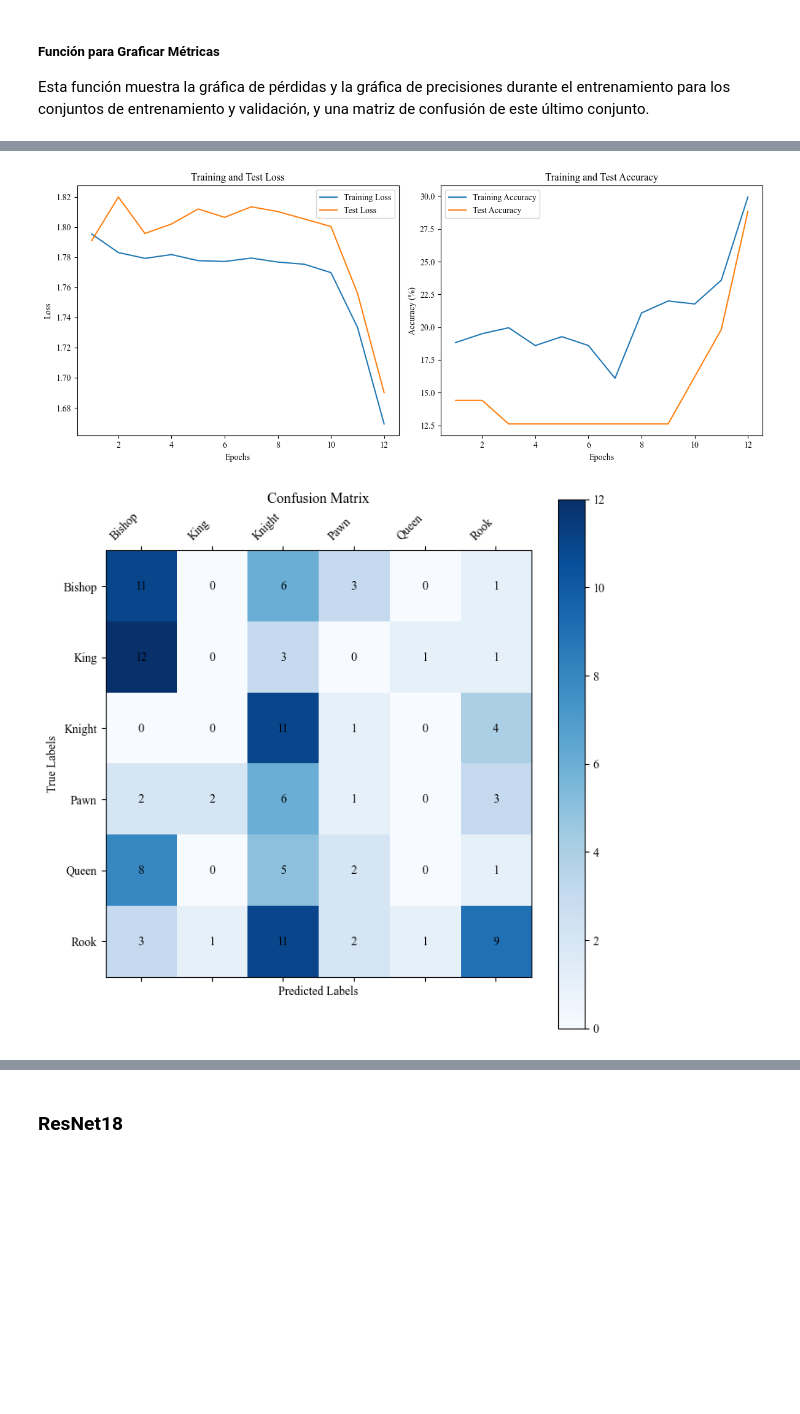
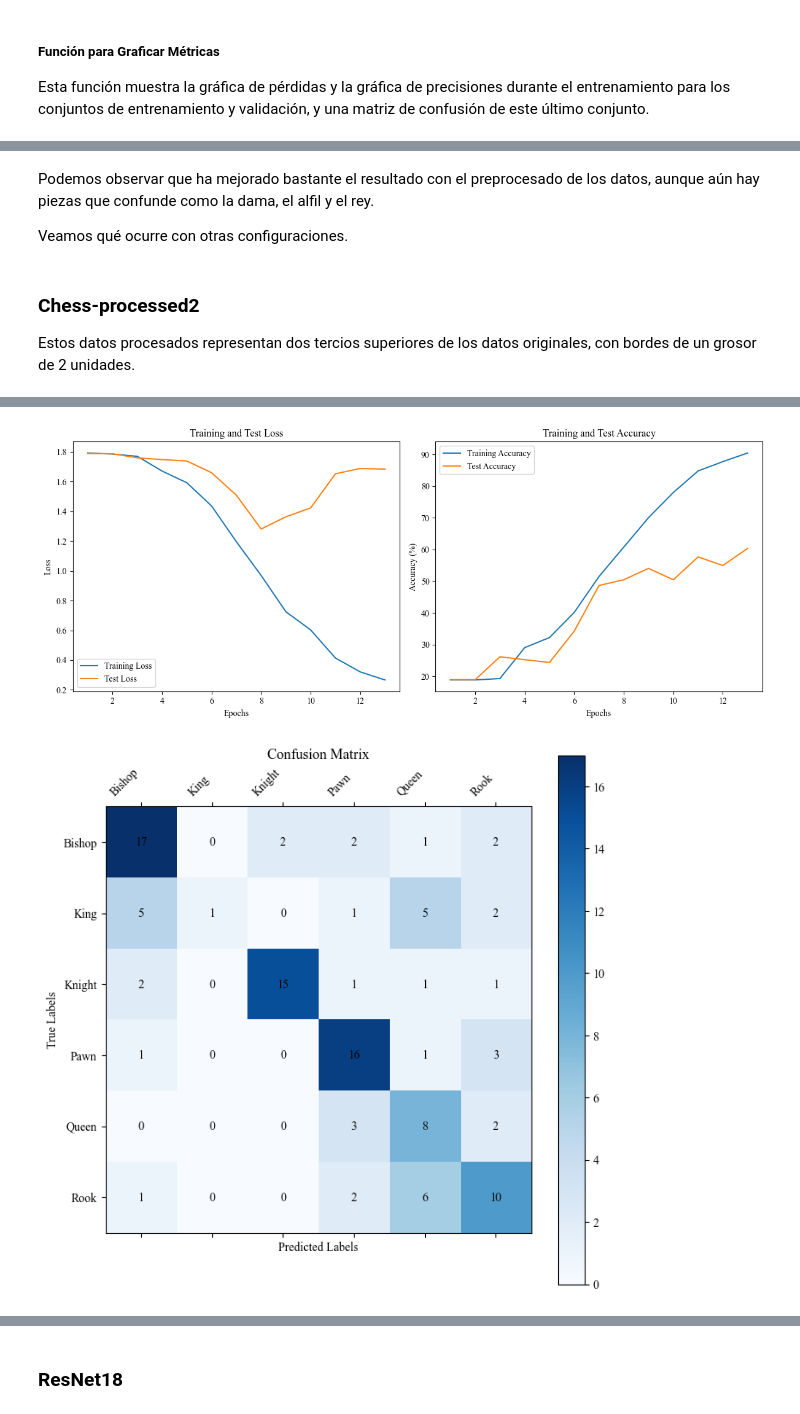
Before and after one commit to lunahernandez/ClasificadorImagenesCNN, a Jupyter notebook: clasificador_ajedrez.ipynb, the cells around one changed output, grey strips where cells are left out. Cells and saved outputs as stored; diff of their text form; code cells hidden in the pictures; blank space fills up the shorter version.

```diff
--- a/clasificador_ajedrez.ipynb
+++ b/clasificador_ajedrez.ipynb
@@ -708,7 +719,7 @@ class ConvNet4(nn.Module):
         self.conv4 = nn.Conv2d(128, 256, kernel_size=3, stride=1, padding=1)
         self.pool = nn.MaxPool2d(kernel_size=2, stride=2, padding=0)
         self.fc1 = nn.Linear(256 * 4 * 4, 512)
-        self.dropout = nn.Dropout(p=0.1)
+        self.dropout = nn.Dropout(p=dropout_rate)
         self.fc2 = nn.Linear(512, len(classes))
         self.classes = classes
 
@@ -805,10 +845,34 @@ test_loader = DataLoader(test_data, batch_size=16, shuffle=False)
+# %% [markdown]
+Podemos observar que ha mejorado bastante el resultado con el preprocesado de los datos, aunque aún hay piezas que confunde como la dama, el alfil y el rey.
+
+Veamos qué ocurre con otras configuraciones.
+# %% [markdown]
+### **Chess-processed2**
+Estos datos procesados representan dos tercios superiores de los datos originales, con bordes de un grosor de 2 unidades.
+# %%
+# Ruta de las imágenes
+data_path = 'data/chess/processed/Chess-processed2'
+
+# Cargamos todas las imágenes de la carpeta con ImageFolder para ambos conjuntos
+full_data = datasets.ImageFolder(root=data_path)
+
+# Dividimos en 80% entrenamiento y 20% prueba
+train_size = int(0.8 * len(full_data))
+test_size = len(full_data) - train_size
+train_data, test_data = random_split(full_data, [train_size, test_size])
+
+# Aplicamos las transformaciones a cada conjunto
+train_data.dataset.transform = train_transform
+test_data.dataset.transform = test_transform
+
+# DataLoaders para el conjunto de entrenamiento y prueba
+train_loader = DataLoader(train_data, batch_size=batch_size, shuffle=True)
+test_loader = DataLoader(test_data, batch_size=batch_size, shuffle=False)
 # %%
-# Configuración inicial
 model = ConvNet4(classes=full_data.classes)
 criterion = nn.CrossEntropyLoss()
-optimizer = optim.Adam(model.parameters(), lr=0.0004)
+optimizer = optim.Adam(model.parameters(), lr=0.001)
 early_stopping = EarlyStopping(tolerance=5, min_delta=0.01)
 
-# Entrenamiento del Modelo
 trained_model = train_model(model, train_loader, test_loader, criterion, optimizer, early_stopping, epochs=50, start_early_stop=10)
 # %% [output]
@@ -832,2 +896,2 @@ Entrenamiento detenido en la época 12 debido a la parada temprana.
-[figure, old version]
+[figure, new version]
-[figure, old version]
+[figure, new version]
```
Also changed, not shown: parts of 60 cells of this notebook.
